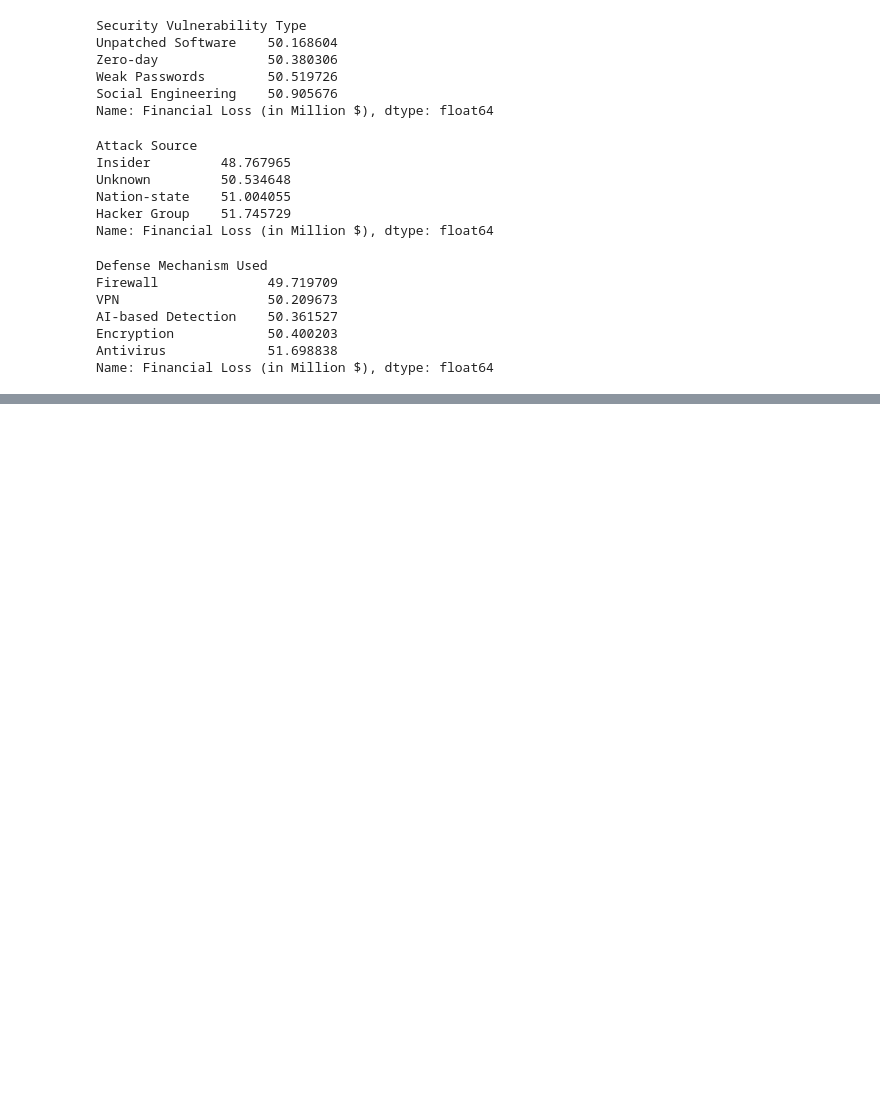
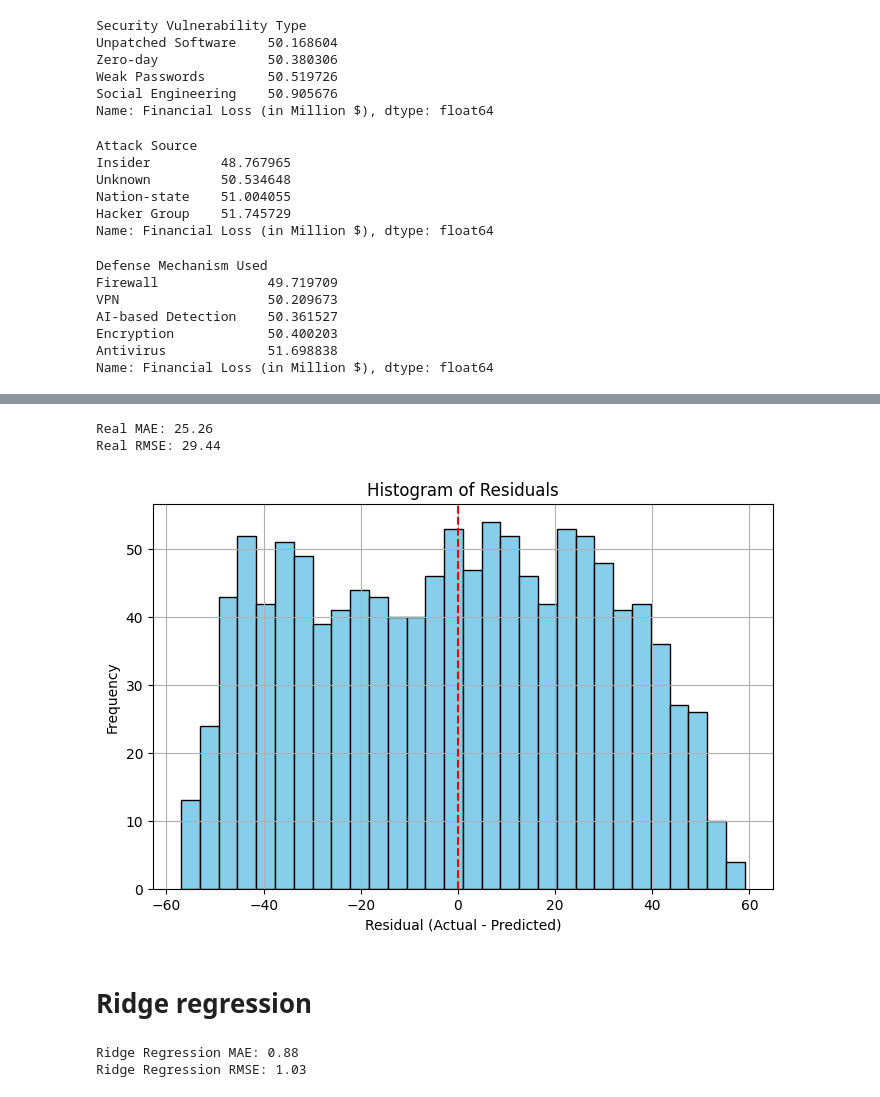
Before and after one commit to Michael-Amoako/ai4allG16D, a Jupyter notebook: notebook.ipynb, the cells around one changed output, grey strips where cells are left out. Saved outputs shown, nothing was run; the diff lists cells and outputs as text; code cells hidden in the pictures; blank space fills up the shorter version.

Commit message:
added neural network and ridge

```diff
--- a/notebook.ipynb
+++ b/notebook.ipynb
@@ -145,0 +358,5 @@ Name: Number of Affected Users, Length: 3000, dtype: float64
+# %%
+y_pred_scaled = model.predict(X_test)
+
+y_pred_orig = y_scaler.inverse_transform(y_pred_scaled)
+y_test_orig = y_scaler.inverse_transform(y_test)
@@ -145,0 +365,45 @@ Name: Number of Affected Users, Length: 3000, dtype: float64
+# %%
+
+
+mae_real = mean_absolute_error(y_test_orig, y_pred_orig)
+mse_real = mean_squared_error(y_test_orig, y_pred_orig)
+rmse_real = np.sqrt(mse_real)
+
+print(f"Real MAE: {mae_real:.2f}")
+print(f"Real RMSE: {rmse_real:.2f}")
+# %% [output]
+Real MAE: 25.26
+Real RMSE: 29.44
+# %%
+residuals = y_test_orig.flatten() - y_pred_orig.flatten()
+
+plt.figure(figsize=(8, 5))
+plt.hist(residuals, bins=30, color='skyblue', edgecolor='black')
+plt.title("Histogram of Residuals")
+plt.xlabel("Residual (Actual - Predicted)")
+plt.ylabel("Frequency")
+plt.grid(True)
+plt.axvline(0, color='red', linestyle='--')
+plt.show()
+# %% [output]
+[figure, added]
+# %% [markdown]
+# Ridge regression
+# %%
+
+# Initialize and train Ridge model
+ridge = Ridge(alpha=1.0)  # You can tune alpha (λ) for regularization strength
+ridge.fit(X_train, y_train)
+
+# Predict
+y_pred = ridge.predict(X_test)
+
+# Evaluate
+mae = mean_absolute_error(y_test, y_pred)
+rmse = mean_squared_error(y_test, y_pred)
+
+print(f"Ridge Regression MAE: {mae:.2f}")
+print(f"Ridge Regression RMSE: {rmse:.2f}")
+# %% [output]
+Ridge Regression MAE: 0.88
+Ridge Regression RMSE: 1.03
```
Also changed, not shown: parts of 21 cells of this notebook.
